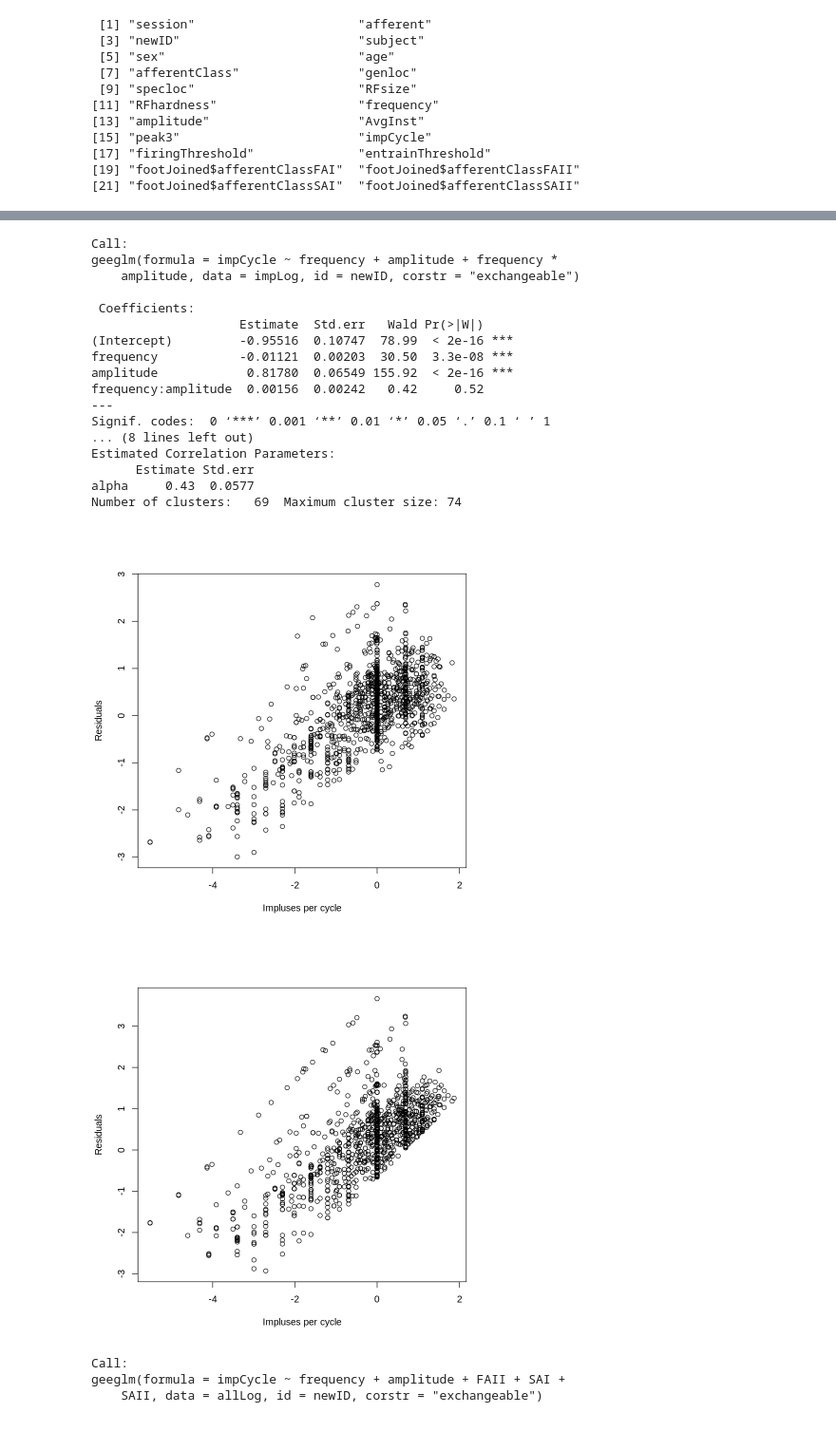
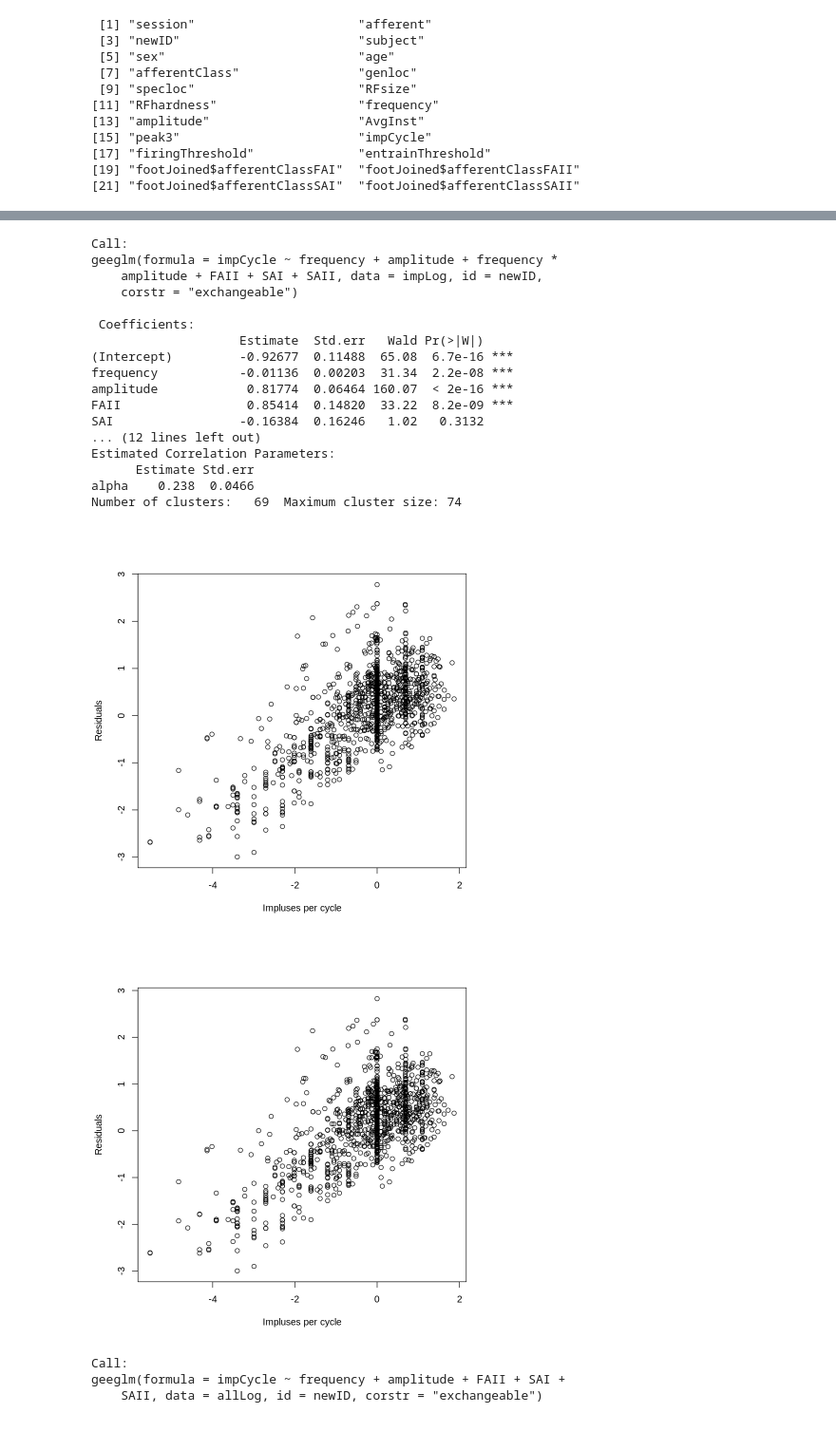
Before and after one commit to havaledar/6200, a Jupyter notebook: A2.ipynb, the cells around one changed output, grey strips where cells are left out. Shown at 95% size. Saved outputs shown, nothing was run; the diff lists cells and outputs as text; code cells hidden in the pictures.

```diff
--- a/A2.ipynb
+++ b/A2.ipynb
@@ -433,7 +471,7 @@ secondMain <- geeglm(impCycle ~ frequency + amplitude + FAII + SAI + SAII,
                id=newID,
                corstr = "exchangeable")
 
-secondSecond <- geeglm(impCycle ~ frequency+amplitude+frequency*amplitude,
+secondSecond <- geeglm(impCycle ~ frequency + amplitude + frequency*amplitude + FAII + SAI + SAII,
                data = impLog,
                id=newID,
                corstr = "exchangeable")
@@ -442,43 +480,43 @@ plot(impLog$impCycle, resid(secondMain), ylab="Residuals", xlab="Impluses per cy
 
 summary(secondSecond)
 plot(impLog$impCycle, resid(secondSecond), ylab="Residuals", xlab="Impluses per cycle")
 # %% [output]
 Call:
 geeglm(formula = impCycle ~ frequency + amplitude + FAII + SAI +
     SAII, data = impLog, id = newID, corstr = "exchangeable")
 
  Coefficients:
             Estimate  Std.err   Wald Pr(>|W|)
 (Intercept) -0.92957  0.11353  67.04  2.2e-16 ***
 frequency   -0.01103  0.00167  43.66  3.9e-11 ***
 amplitude    0.84461  0.05465 238.83  < 2e-16 ***
 FAII         0.84600  0.14748  32.91  9.7e-09 ***
 SAI         -0.16819  0.16261   1.07   0.3010
 SAII        -0.49771  0.15460  10.36   0.0013 **
 ... (10 lines left out)
 Estimated Correlation Parameters:
       Estimate Std.err
 alpha    0.234  0.0471
 Number of clusters:   69  Maximum cluster size: 74
 Call:
 geeglm(formula = impCycle ~ frequency + amplitude + frequency *
-    amplitude, data = impLog, id = newID, corstr = "exchangeable")
+    amplitude + FAII + SAI + SAII, data = impLog, id = newID,
+    corstr = "exchangeable")
 
  Coefficients:
                     Estimate  Std.err   Wald Pr(>|W|)
-(Intercept)         -0.95516  0.10747  78.99  < 2e-16 ***
-frequency           -0.01121  0.00203  30.50  3.3e-08 ***
-amplitude            0.81780  0.06549 155.92  < 2e-16 ***
-frequency:amplitude  0.00156  0.00242   0.42     0.52
----
-Signif. codes:  0 ‘***’ 0.001 ‘**’ 0.01 ‘*’ 0.05 ‘.’ 0.1 ‘ ’ 1
-... (8 lines left out)
+(Intercept)         -0.92677  0.11488  65.08  6.7e-16 ***
+frequency           -0.01136  0.00203  31.34  2.2e-08 ***
+amplitude            0.81774  0.06464 160.07  < 2e-16 ***
+FAII                 0.85414  0.14820  33.22  8.2e-09 ***
+SAI                 -0.16384  0.16246   1.02   0.3132
+... (12 lines left out)
 Estimated Correlation Parameters:
       Estimate Std.err
-alpha     0.43  0.0577
+alpha    0.238  0.0466
 Number of clusters:   69  Maximum cluster size: 74
 [figure]
-[figure, old version]
+[figure, new version]
 # %%
 allLog <- footJoinedDum[, c("impCycle", "frequency", "amplitude", "newID",'FAI','FAII','SAI','SAII')]
 allLog$impCycle <- log(allLog$impCycle)
```
Also changed, not shown: parts of 3 cells of this notebook.
